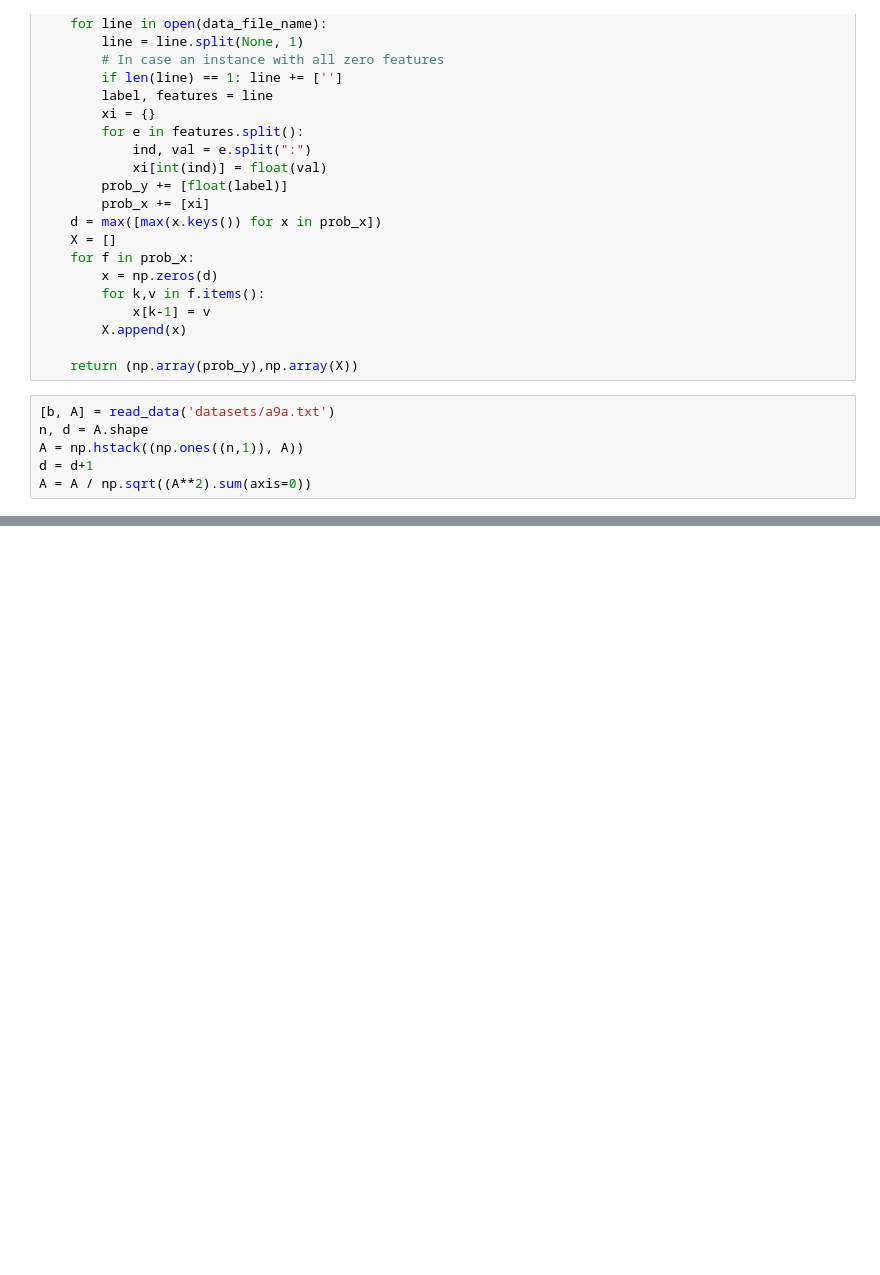
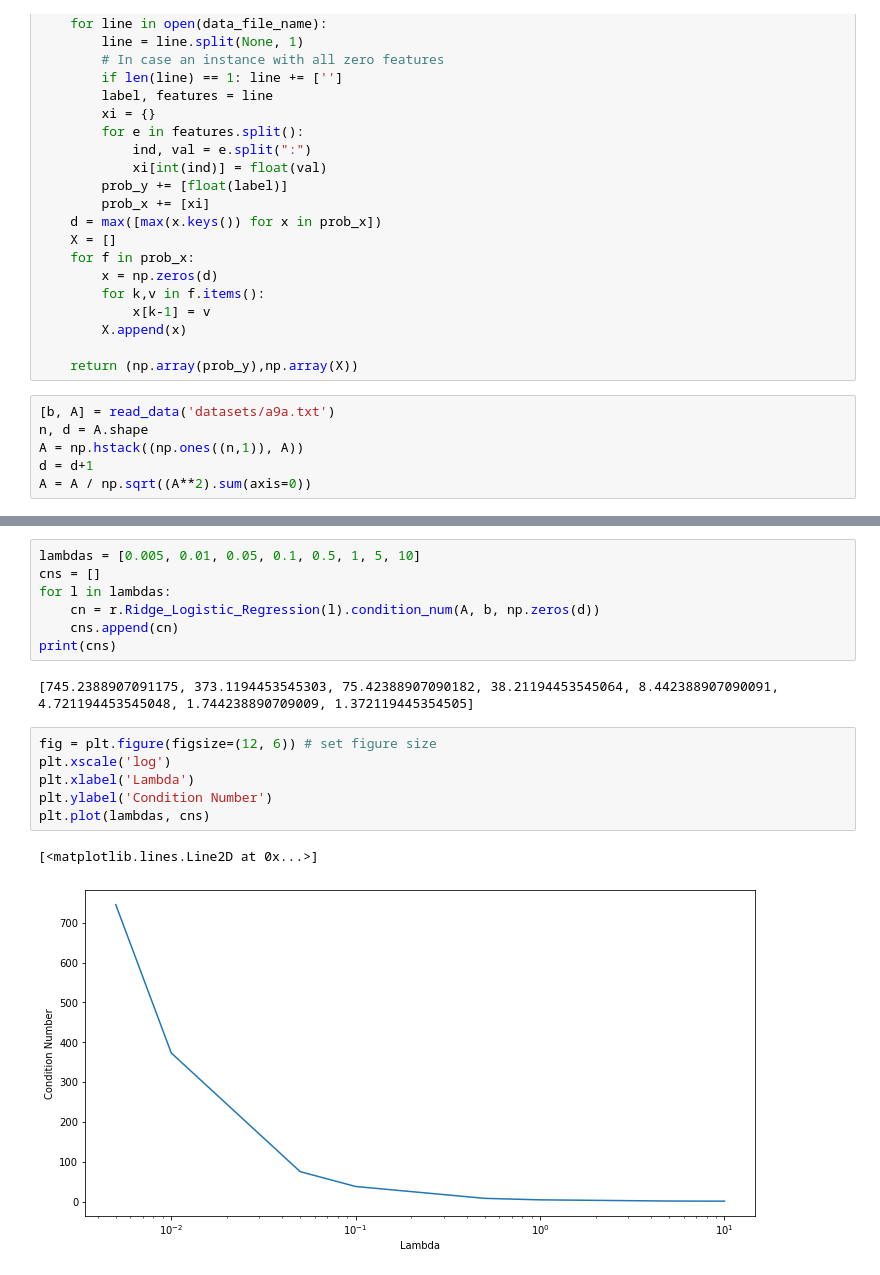
Before and after one commit to First529/Approximate-Newton, a Jupyter notebook: test_a9a.ipynb, the cells around one changed output, grey strips where cells are left out. Saved outputs shown, nothing was run; the diff lists cells and outputs as text; blank space fills up the shorter version.

```diff
--- a/test_a9a.ipynb
+++ b/test_a9a.ipynb
@@ -118,0 +114,18 @@ plt.legend()
+# %%
+lambdas = [0.005, 0.01, 0.05, 0.1, 0.5, 1, 5, 10]
+cns = []
+for l in lambdas:
+    cn = r.Ridge_Logistic_Regression(l).condition_num(A, b, np.zeros(d))
+    cns.append(cn)
+print(cns)
+# %% [output]
+[745.2388907091175, 373.1194453545303, 75.42388907090182, 38.21194453545064, 8.442388907090091, 4.721194453545048, 1.744238890709009, 1.372119445354505]
+# %%
+fig = plt.figure(figsize=(12, 6)) # set figure size
+plt.xscale('log')
+plt.xlabel('Lambda')
+plt.ylabel('Condition Number')
+plt.plot(lambdas, cns)
+# %% [output]
+[<matplotlib.lines.Line2D at 0x...>]
+[figure, added]
```
Also changed, not shown: parts of 12 cells of this notebook.
